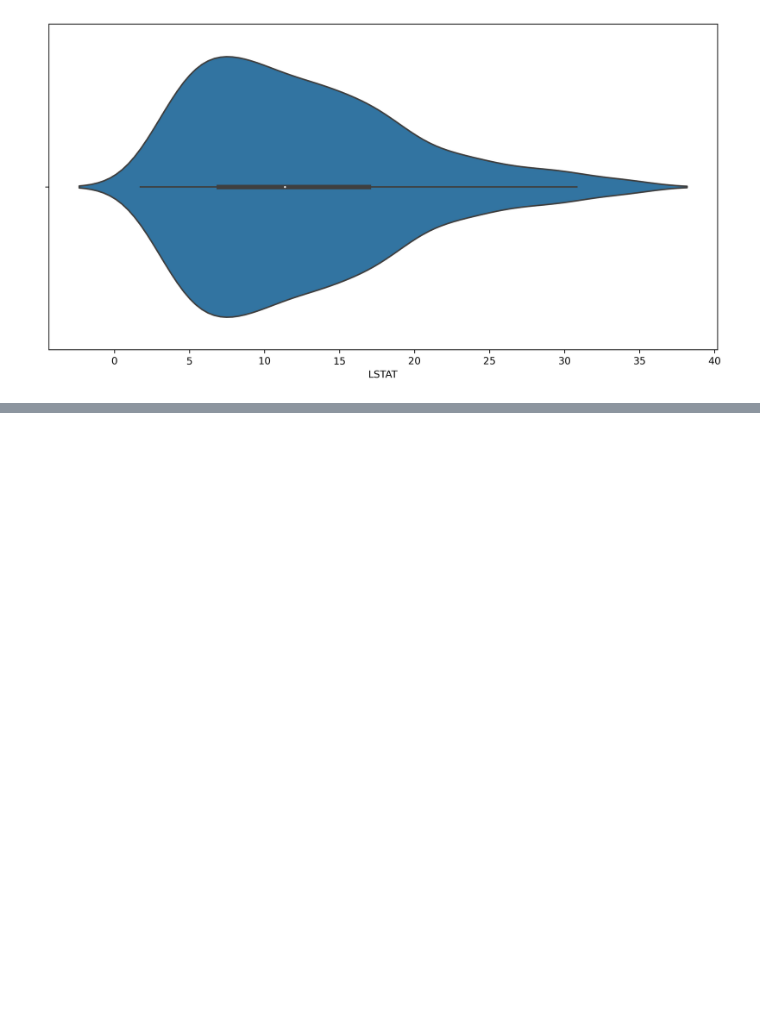
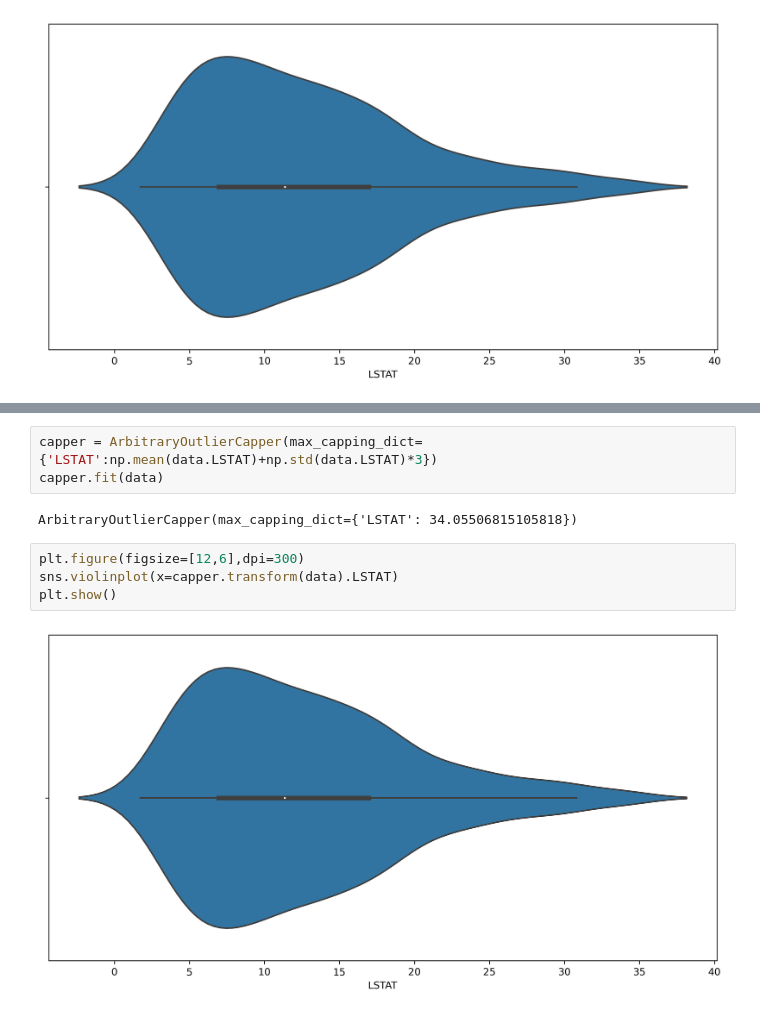
Before and after one commit to ashen007/Feature_enginering, a Jupyter notebook: notebooks/outliers.ipynb, the cells around one changed output, grey strips where cells are left out. Drawn from its saved outputs; the diff is of its cells as text; blank space fills up the shorter version.

Commit message:
Performing zero-coding – capping the variable at zero

```diff
--- a/notebooks/outliers.ipynb
+++ b/notebooks/outliers.ipynb
@@ -126,0 +133,11 @@ plt.show()
+# %%
+capper = ArbitraryOutlierCapper(max_capping_dict={'LSTAT':np.mean(data.LSTAT)+np.std(data.LSTAT)*3})
+capper.fit(data)
+# %% [output]
+ArbitraryOutlierCapper(max_capping_dict={'LSTAT': 34.05506815105818})
+# %%
+plt.figure(figsize=[12,6],dpi=300)
+sns.violinplot(x=capper.transform(data).LSTAT)
+plt.show()
+# %% [output]
+[figure, added]
```
Also changed, not shown: parts of 1 cell of this notebook.
